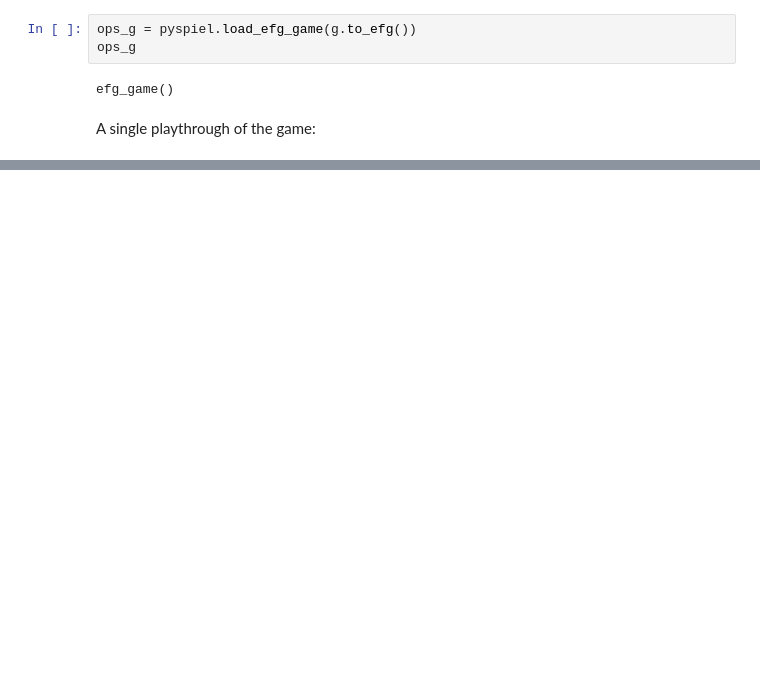
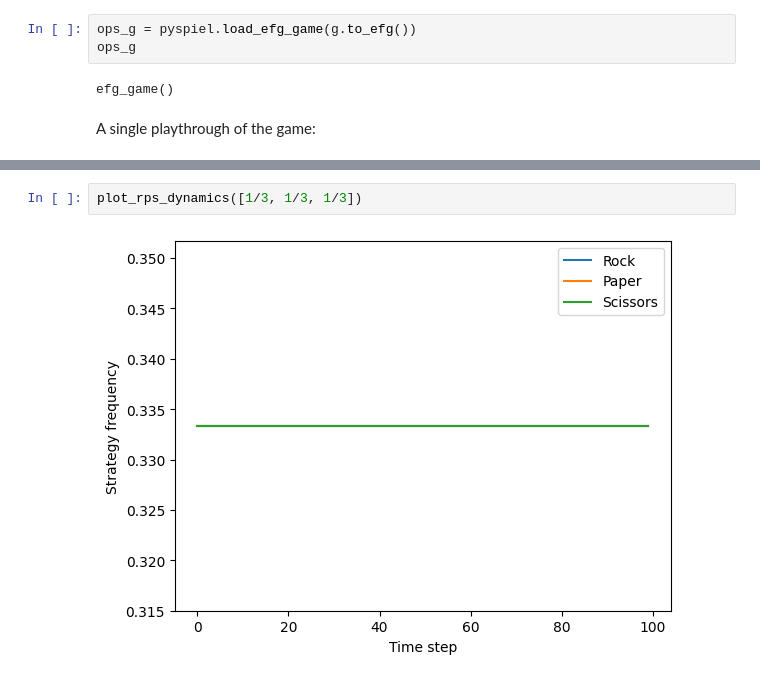
Before and after one commit to edwardchalstrey1/fosdem_gambit, a Jupyter notebook: demo.ipynb, the cells around one changed output, grey strips where cells are left out. Cells and saved outputs as stored; diff of their text form; blank space fills up the shorter version.

```diff
--- a/demo.ipynb
+++ b/demo.ipynb
@@ -187,0 +282,4 @@ Alice receives:  -1.0 , Bob receives:  1.0
+# %%
+plot_rps_dynamics([1/3, 1/3, 1/3])
+# %% [output]
+[figure, added]
```
Also changed, not shown: parts of 11 cells of this notebook, 1 other file.
